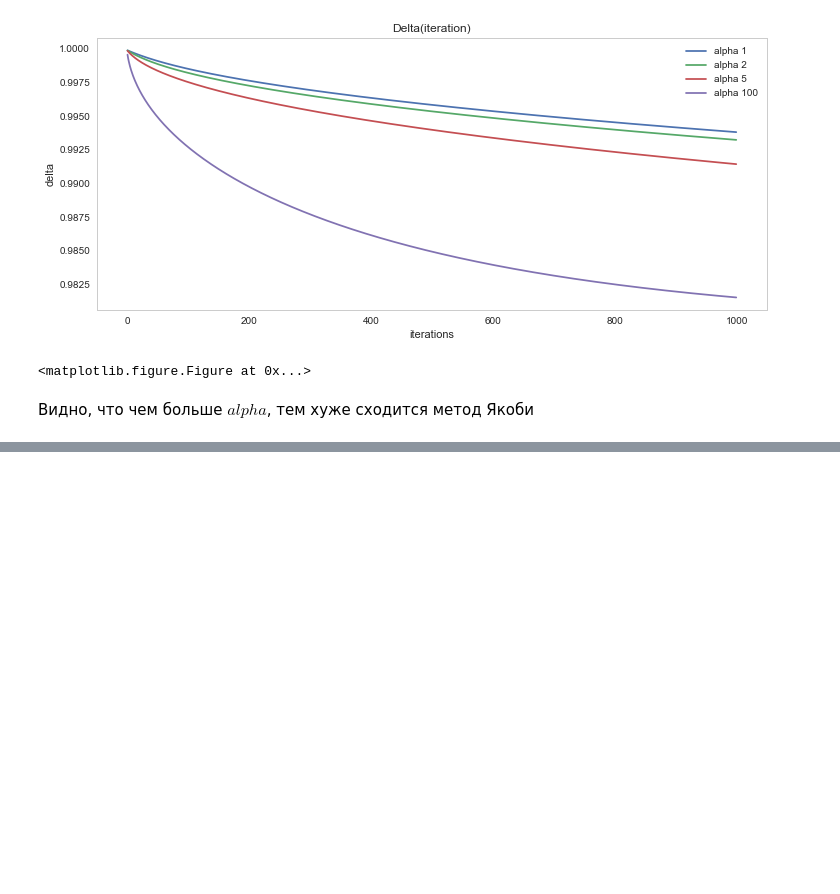
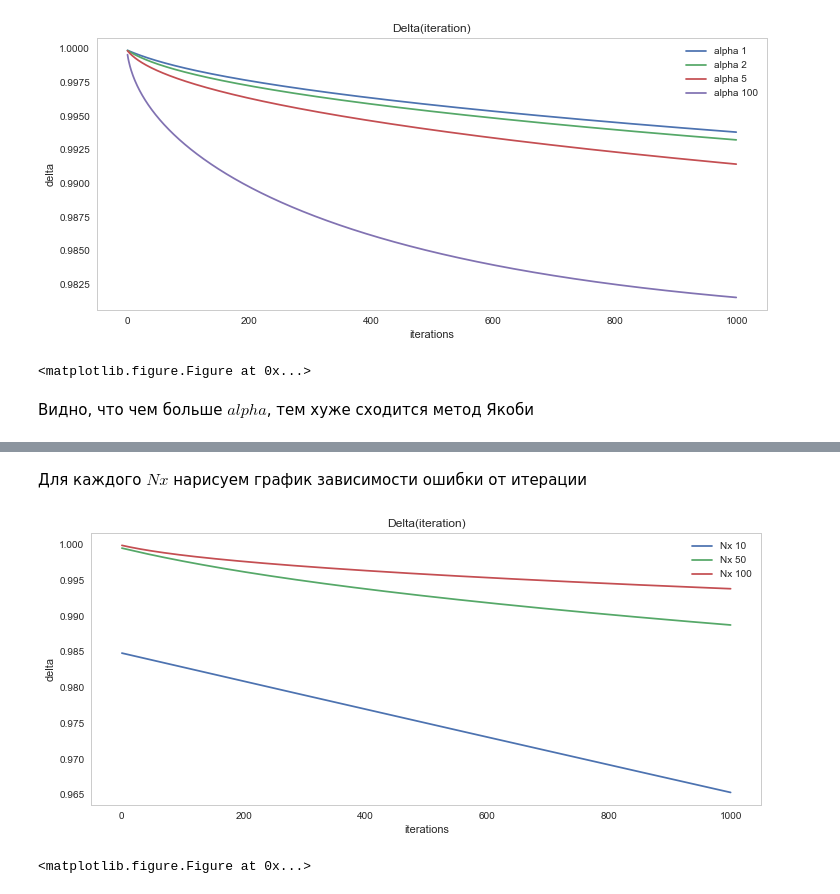
Before and after one commit to egdeliya/python_programming, a Jupyter notebook: Calculus/Yakobi.ipynb, the cells around one changed output, grey strips where cells are left out. Cells and saved outputs as stored; diff of their text form; code cells hidden in the pictures; blank space fills up the shorter version.

```diff
--- a/Calculus/Yakobi.ipynb
+++ b/Calculus/Yakobi.ipynb
@@ -142,0 +146,4 @@ plt.show()
+# %%
+NX = [10, 50, 100]
+alpha = 1
+lambda_y = alpha * lambda_x
@@ -142,0 +179,24 @@ plt.show()
+# %%
+delta_Nx = {Nx:[] for Nx in NX}
+t_max = 10
+
+for Nx_ind in tqdm(range(len(NX))):
+    x_range, y_range = np.linspace(0, 1, NX[Nx_ind]), np.linspace(0, 1, NX[Nx_ind])
+    h_step= 1 / NX[Nx_ind]
+    t = 1e-2
+
+    # инициализируем начальные значения
+    a, b, c, f, g = parametrs_initialisation_with_step(lambda_y, h_step)
+    fi_matrix, d_matrix = first_matrix_initialisation_with_range(lambda_y, x_range, y_range)
+
+    # обновляем матрицу fi
+    while (t <= t_max):
+        # получаем значение максимального отклонения для итерации, делаем шаг алгоритма
+        max_delta, fi_matrix = alg_step_with_step(fi_matrix, d_matrix, a, b, c, f, g, lambda_y, NX[Nx_ind])
+
+        delta_Nx[NX[Nx_ind]].append(abs(max_delta))
+        d_matrix = - gamma * fi_matrix
+        t += tau_step
+
+    # отрисовываем график распределения температуры
+    print_heat_distr(fi_matrix, 1)
@@ -142,0 +267,17 @@ plt.show()
+# %% [markdown]
+Для каждого $Nx$ нарисуем график зависимости ошибки от итерации
+# %%
+plt.title('Delta(iteration)')
+
+for Nx, delta_NX in delta_Nx.items():
+    plt.plot(range(len(delta_NX)), delta_NX, label="Nx "+str(Nx))
+
+plt.xlabel('iterations')
+plt.ylabel('delta')
+plt.legend()
+plt.grid()
+plt.figure(figsize=(10, 10))
+plt.show()
+# %% [output]
+[figure, added]
+<matplotlib.figure.Figure at 0x...>
```
Also changed, not shown: parts of 12 cells of this notebook.
